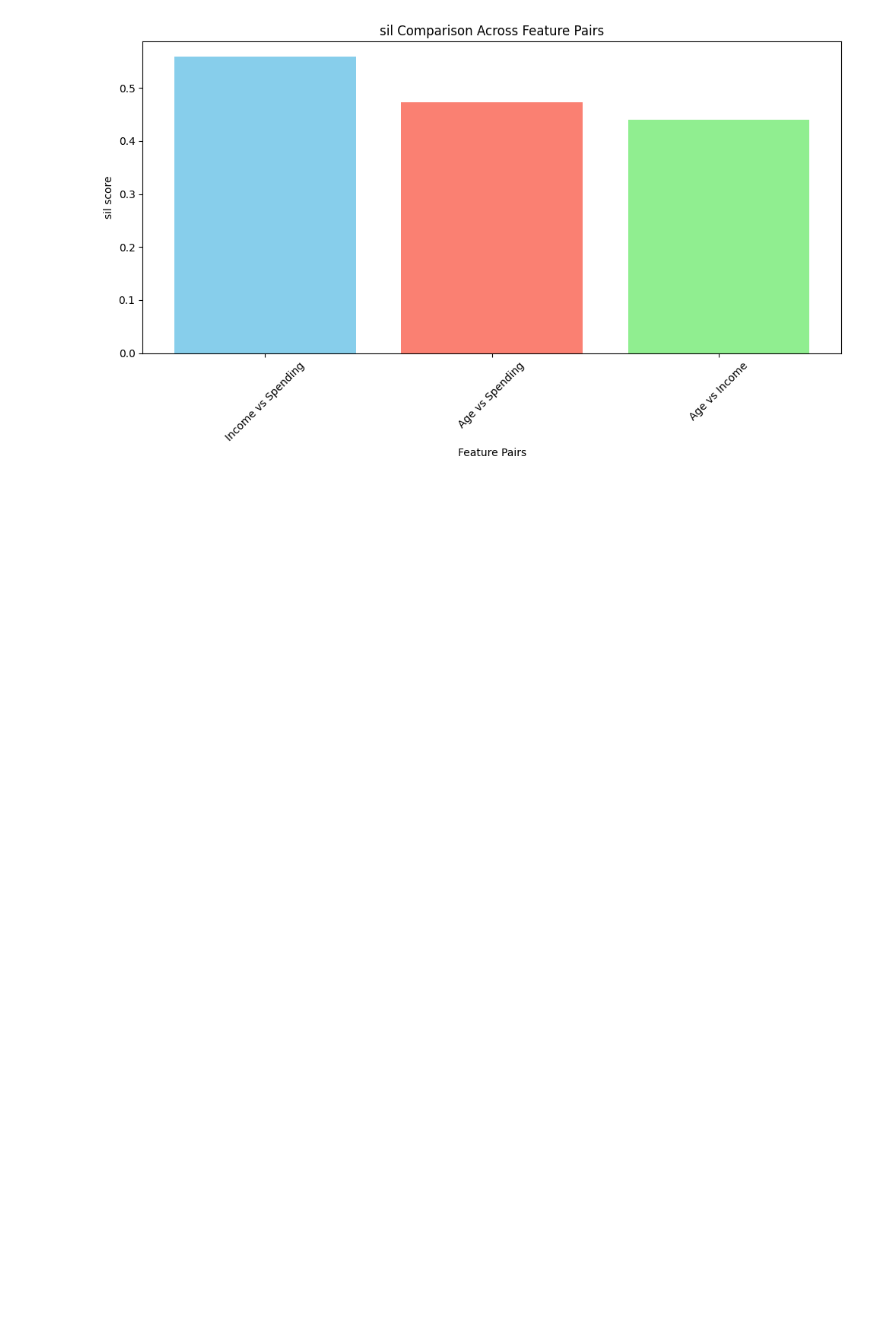
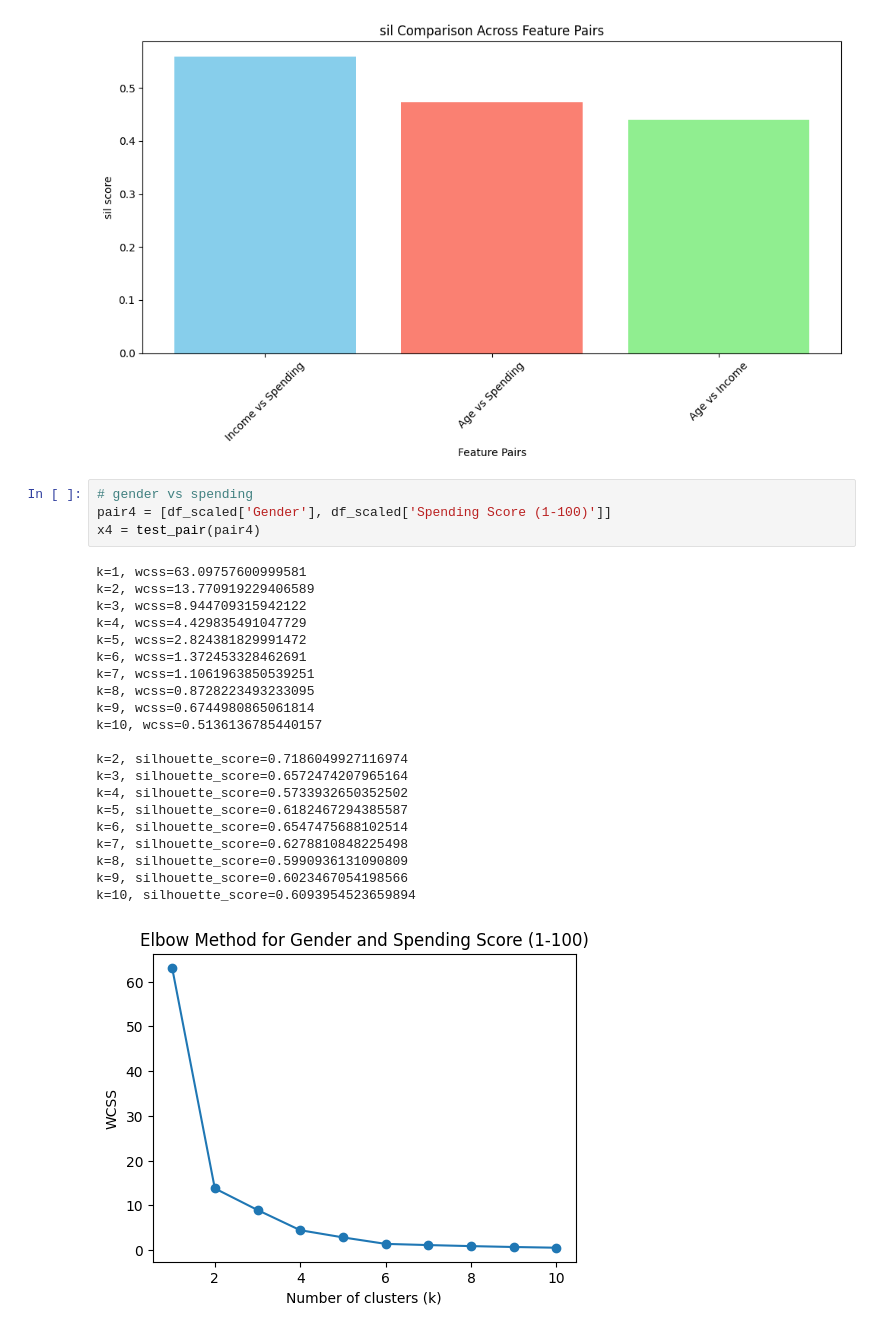
Before and after one commit to Abdullahali77/NTI_ML, a Jupyter notebook: K_Means_MallCustomers.ipynb, the cells around one changed output. Saved outputs shown, nothing was run; the diff lists cells and outputs as text; blank space fills up the shorter version.

```diff
--- a/K_Means_MallCustomers.ipynb
+++ b/K_Means_MallCustomers.ipynb
@@ -267,3 +324,29 @@ plt.tight_layout()
 plt.show()
 # %% [output]
 [figure]
+# %%
+# gender vs spending
+pair4 = [df_scaled['Gender'], df_scaled['Spending Score (1-100)']]
+x4 = test_pair(pair4)
+# %% [output]
+k=1, wcss=63.09757600999581
+k=2, wcss=13.770919229406589
+k=3, wcss=8.944709315942122
+k=4, wcss=4.429835491047729
+k=5, wcss=2.824381829991472
+k=6, wcss=1.372453328462691
+k=7, wcss=1.1061963850539251
+k=8, wcss=0.8728223493233095
+k=9, wcss=0.6744980865061814
+k=10, wcss=0.5136136785440157
+
+k=2, silhouette_score=0.7186049927116974
+k=3, silhouette_score=0.6572474207965164
+k=4, silhouette_score=0.5733932650352502
+k=5, silhouette_score=0.6182467294385587
+k=6, silhouette_score=0.6547475688102514
+k=7, silhouette_score=0.6278810848225498
+k=8, silhouette_score=0.5990936131090809
+k=9, silhouette_score=0.6023467054198566
+k=10, silhouette_score=0.6093954523659894
+[figure, added]
```
Also changed, not shown: parts of 5 cells of this notebook.
